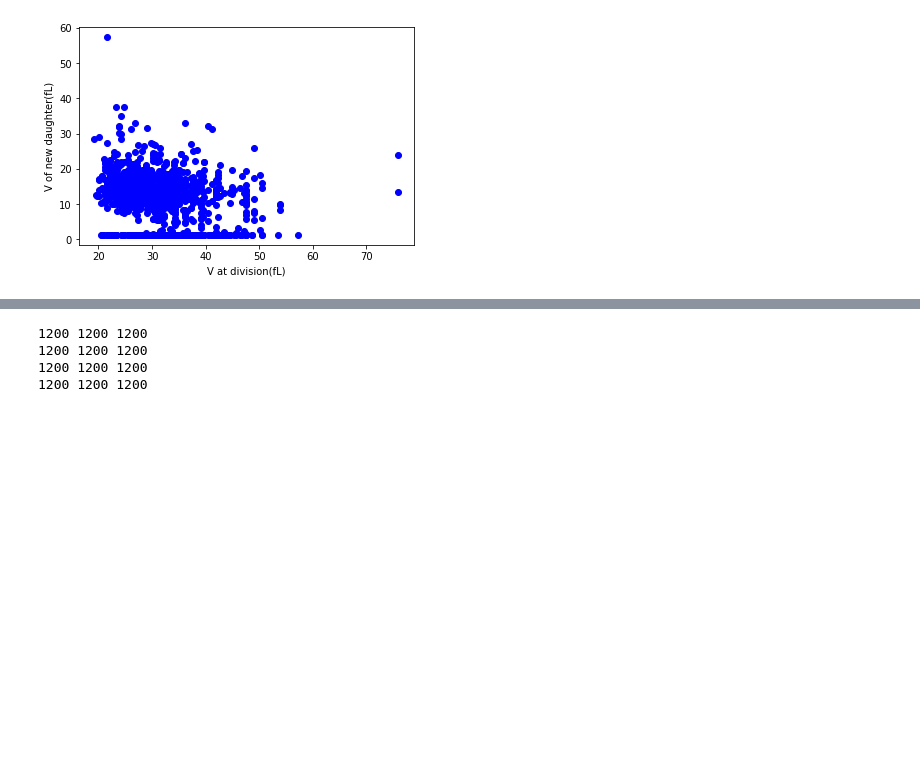
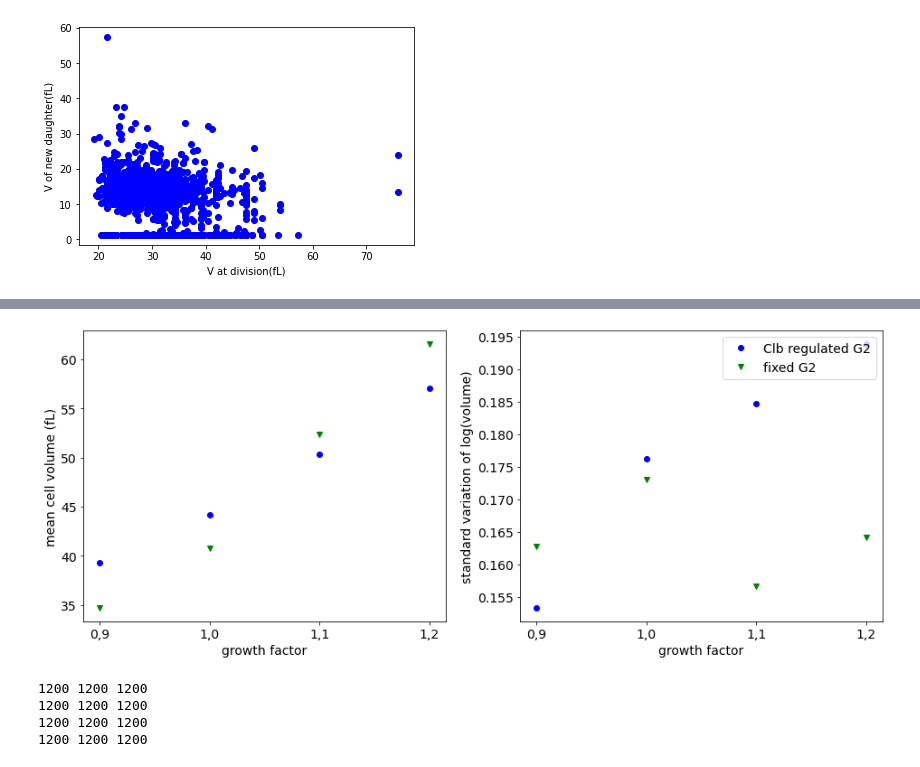
Before and after one commit to LPolczynski/Bachelor_Thesis, a Jupyter notebook: jupyter/thesis/main_model.ipynb, the cells around one changed output, grey strips where cells are left out. Saved outputs shown, nothing was run; the diff lists cells and outputs as text; code cells hidden in the pictures; blank space fills up the shorter version.

```diff
--- a/jupyter/thesis/main_model.ipynb
+++ b/jupyter/thesis/main_model.ipynb
@@ -1665,3 +1712,10 @@ plot_size_distr(dire,growth,labels)
+# %%
+dire = ['./MM_cB/ratio-','./MM_cB_noCLB/ratio-','./MM_cB_CLBnoLOC/ratio-']
+growth = ['0,9','1,0','1,1','1,2']
+labels=['Clb regulated G2','fixed G2','Clb regulated G2 not localized']
+plot_size_distr(dire,growth,labels)
+# %% [output]
+[figure, added]
 # %%
 pop_dires = ['./MM/growth-5/','./MM/growth-10/','./MM/growth-15/','./MM/growth-30/']
 single_dires = ['./MM/single-growth-5/','./MM/single-growth-10/','./MM/single-growth-15/','./MM/single-growth-30/']
```
Also changed, not shown: parts of 12 cells of this notebook, 11 other files.
